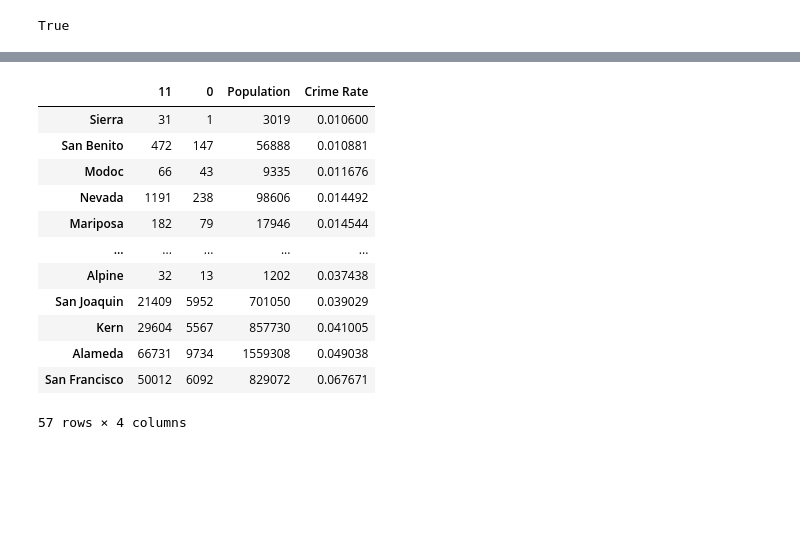
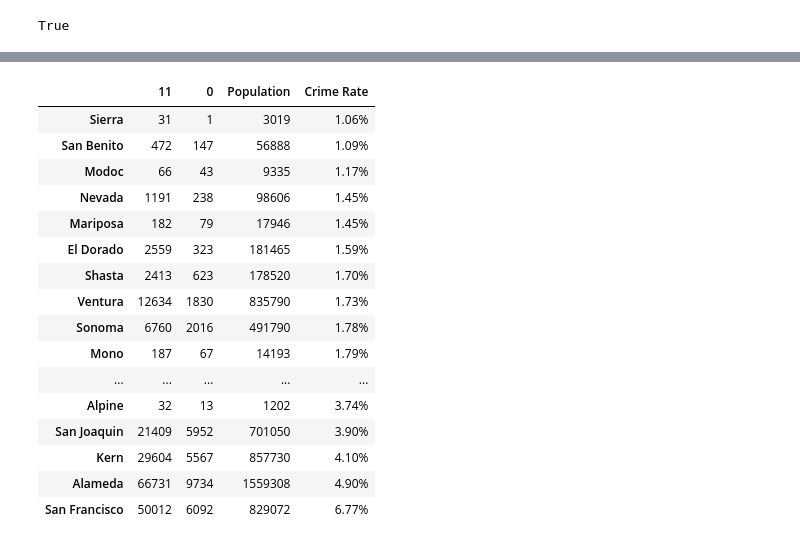
Before and after one commit to 52Godfrey/BestCityToLiveCA, a Jupyter notebook: Combined Crime Rate Notebook.ipynb, the cells around one changed output, grey strips where cells are left out. Drawn from its saved outputs; the diff is of its cells as text; code cells hidden in the pictures; blank space fills up the shorter version.

Commit message:
Crime Tables

```diff
--- a/Combined Crime Rate Notebook.ipynb
+++ b/Combined Crime Rate Notebook.ipynb
@@ -119,22 +158,27 @@ FinalPropertyCrimeTable.to_csv('Total Prperty Crime.csv', index=True)
 # %%
 AllCrimeTable = PropertyCrimeTable.merge(TransposeViolentCrime, left_index=True, right_index=True)
 MergeAllCrimeTable = AllCrimeTable.merge(IntPopTable, left_index=True, right_index=True)
 MergeAllCrimeTable['Crime Rate'] = (MergeAllCrimeTable[11] + MergeAllCrimeTable[0])/IntPopTable['Population']
 AllCrimeRateTable = MergeAllCrimeTable.sort_values(by=['Crime Rate'])
+AllCrimeRateTable['Crime Rate'] = AllCrimeRateTable['Crime Rate'].map("{:.2%}".format)
 AllCrimeRateTable
 # %% [output]
 |  | 11 | 0 | Population | Crime Rate |
-| Sierra | 31 | 1 | 3019 | 0.010600 |
-| San Benito | 472 | 147 | 56888 | 0.010881 |
-| Modoc | 66 | 43 | 9335 | 0.011676 |
-| Nevada | 1191 | 238 | 98606 | 0.014492 |
-| Mariposa | 182 | 79 | 17946 | 0.014544 |
+| Sierra | 31 | 1 | 3019 | 1.06% |
+| San Benito | 472 | 147 | 56888 | 1.09% |
+| Modoc | 66 | 43 | 9335 | 1.17% |
+| Nevada | 1191 | 238 | 98606 | 1.45% |
+| Mariposa | 182 | 79 | 17946 | 1.45% |
+| El Dorado | 2559 | 323 | 181465 | 1.59% |
+| Shasta | 2413 | 623 | 178520 | 1.70% |
+| Ventura | 12634 | 1830 | 835790 | 1.73% |
+| Sonoma | 6760 | 2016 | 491790 | 1.78% |
+| Mono | 187 | 67 | 14193 | 1.79% |
 | ... | ... | ... | ... | ... |
-| Alpine | 32 | 13 | 1202 | 0.037438 |
-| San Joaquin | 21409 | 5952 | 701050 | 0.039029 |
-| Kern | 29604 | 5567 | 857730 | 0.041005 |
-| Alameda | 66731 | 9734 | 1559308 | 0.049038 |
-| San Francisco | 50012 | 6092 | 829072 | 0.067671 |
+| Alpine | 32 | 13 | 1202 | 3.74% |
+| San Joaquin | 21409 | 5952 | 701050 | 3.90% |
+| Kern | 29604 | 5567 | 857730 | 4.10% |
+| Alameda | 66731 | 9734 | 1559308 | 4.90% |
+| San Francisco | 50012 | 6092 | 829072 | 6.77% |
-57 rows × 4 columns
 # %%
 AllCrimeRateTable.to_csv('Total Crime.csv', index=True)
```
Also changed, not shown: parts of 15 cells of this notebook, 14 other files.
